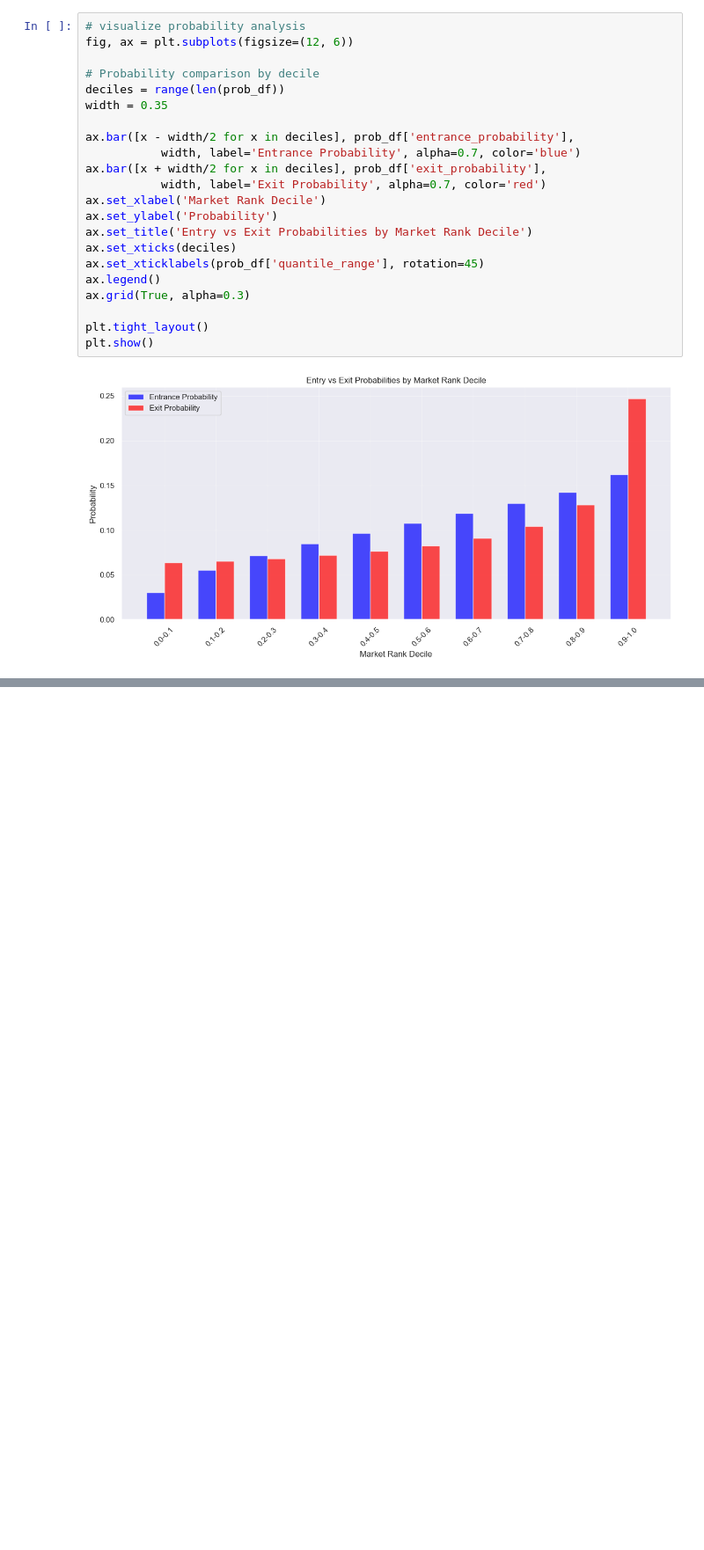
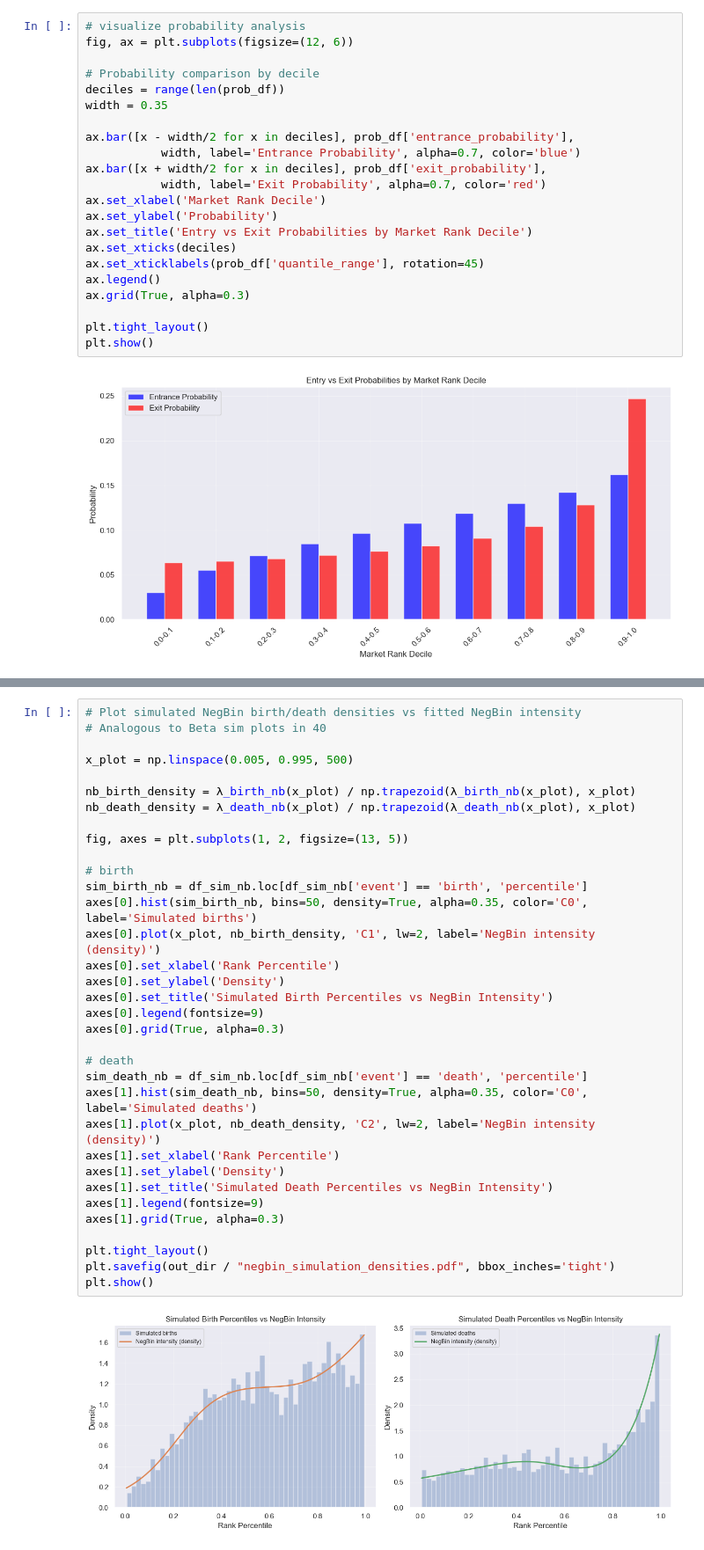
Before and after one commit to caroline-smyth/summer-math, a Jupyter notebook: entrances_and_exits.ipynb, the cells around one changed output, grey strips where cells are left out. Shown at 88% size. Cells and saved outputs as stored; diff of their text form; blank space fills up the shorter version.

```diff
--- a/entrances_and_exits.ipynb
+++ b/entrances_and_exits.ipynb
@@ -1291,0 +1102,36 @@ Uniformized inter-arrivals: KS stat=0.0172, p=0.9242, n=1000
+# %%
+# Plot simulated NegBin birth/death densities vs fitted NegBin intensity
+# Analogous to Beta sim plots in 40
+
+x_plot = np.linspace(0.005, 0.995, 500)
+
+nb_birth_density = λ_birth_nb(x_plot) / np.trapezoid(λ_birth_nb(x_plot), x_plot)
+nb_death_density = λ_death_nb(x_plot) / np.trapezoid(λ_death_nb(x_plot), x_plot)
+
+fig, axes = plt.subplots(1, 2, figsize=(13, 5))
+
+# birth
+sim_birth_nb = df_sim_nb.loc[df_sim_nb['event'] == 'birth', 'percentile']
+axes[0].hist(sim_birth_nb, bins=50, density=True, alpha=0.35, color='C0', label='Simulated births')
+axes[0].plot(x_plot, nb_birth_density, 'C1', lw=2, label='NegBin intensity (density)')
+axes[0].set_xlabel('Rank Percentile')
+axes[0].set_ylabel('Density')
+axes[0].set_title('Simulated Birth Percentiles vs NegBin Intensity')
+axes[0].legend(fontsize=9)
+axes[0].grid(True, alpha=0.3)
+
+# death
+sim_death_nb = df_sim_nb.loc[df_sim_nb['event'] == 'death', 'percentile']
+axes[1].hist(sim_death_nb, bins=50, density=True, alpha=0.35, color='C0', label='Simulated deaths')
+axes[1].plot(x_plot, nb_death_density, 'C2', lw=2, label='NegBin intensity (density)')
+axes[1].set_xlabel('Rank Percentile')
+axes[1].set_ylabel('Density')
+axes[1].set_title('Simulated Death Percentiles vs NegBin Intensity')
+axes[1].legend(fontsize=9)
+axes[1].grid(True, alpha=0.3)
+
+plt.tight_layout()
+plt.savefig(out_dir / "negbin_simulation_densities.pdf", bbox_inches='tight')
+plt.show()
+# %% [output]
+[figure, added]
```
Also changed, not shown: parts of 53 cells of this notebook, 15 other files.
